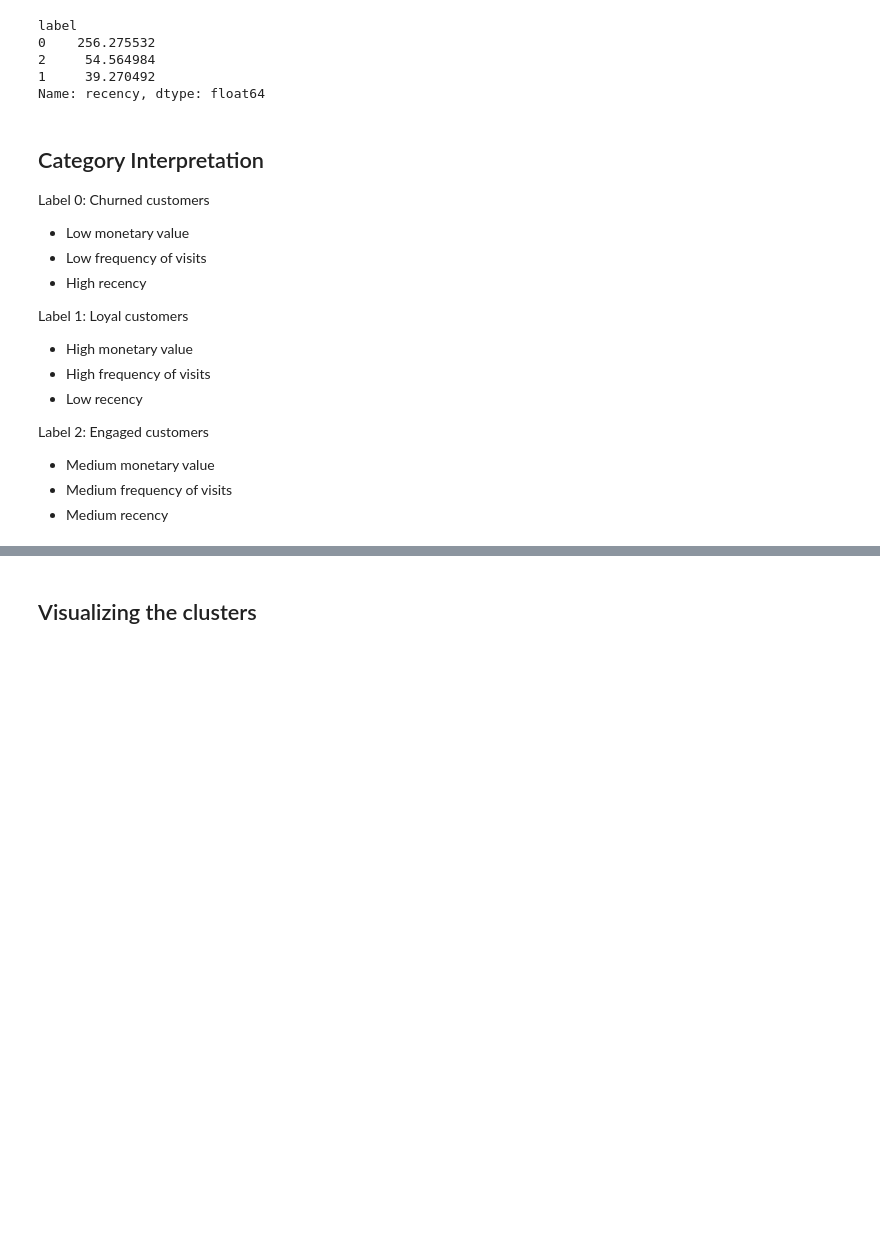
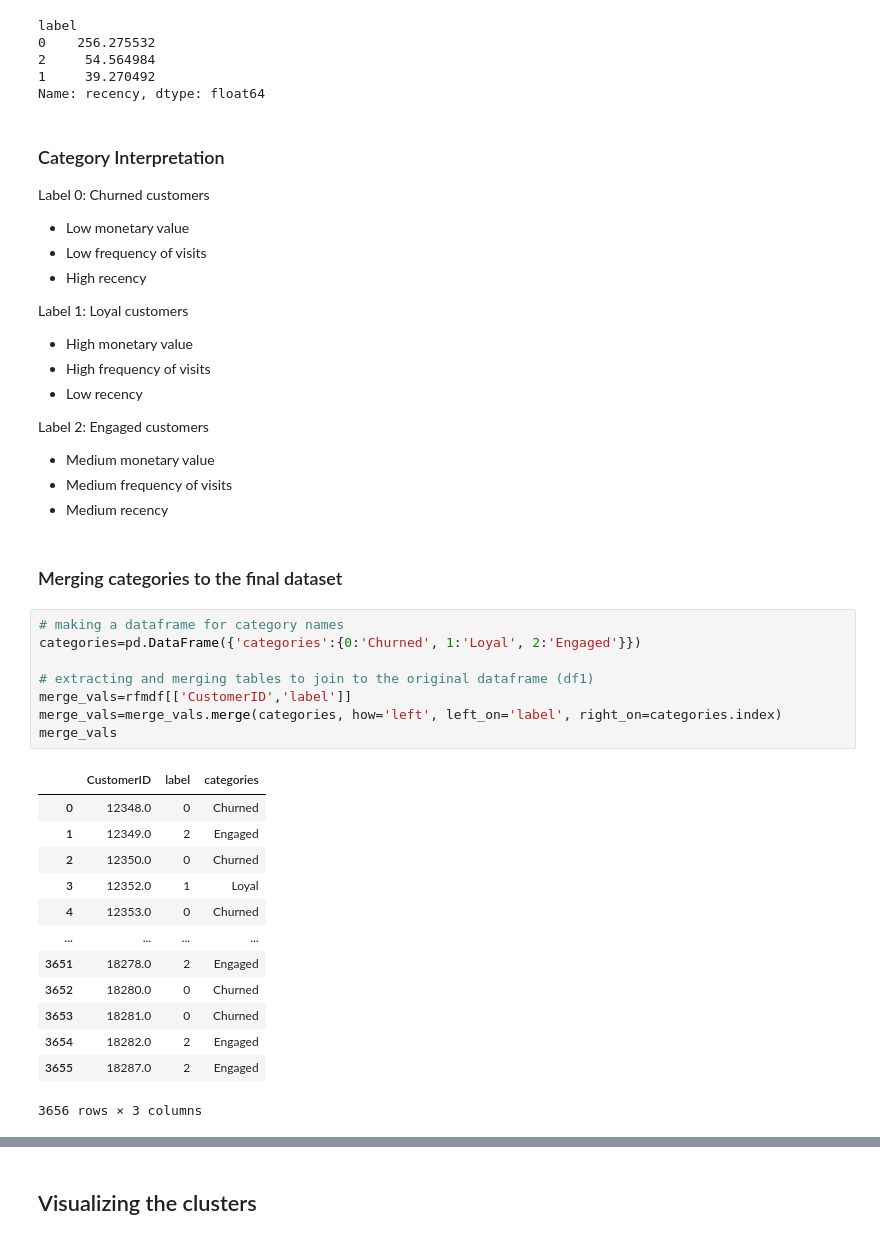
Before and after one commit to sanhiitaa/customer-segmentation-rfm-analysis, a Jupyter notebook: customer_segmentation.ipynb, the cells around one changed output, grey strips where cells are left out. Saved outputs shown, nothing was run; the diff lists cells and outputs as text; blank space fills up the shorter version.

```diff
--- a/customer_segmentation.ipynb
+++ b/customer_segmentation.ipynb
@@ -787,7 +766,7 @@ label
 1     39.270492
 Name: recency, dtype: float64
 # %% [markdown]
-## Category Interpretation
+### Category Interpretation
 
 Label 0: Churned customers
 - Low monetary value
@@ -803,3 +782,27 @@ Label 2: Engaged customers
 - Medium monetary value
 - Medium frequency of visits
 - Medium recency
+# %% [markdown]
+### Merging categories to the final dataset
+# %%
+# making a dataframe for category names
+categories=pd.DataFrame({'categories':{0:'Churned', 1:'Loyal', 2:'Engaged'}})
+
+# extracting and merging tables to join to the original dataframe (df1)
+merge_vals=rfmdf[['CustomerID','label']]
+merge_vals=merge_vals.merge(categories, how='left', left_on='label', right_on=categories.index)
+merge_vals
+# %% [output]
+|  | CustomerID | label | categories |
+| 0 | 12348.0 | 0 | Churned |
+| 1 | 12349.0 | 2 | Engaged |
+| 2 | 12350.0 | 0 | Churned |
+| 3 | 12352.0 | 1 | Loyal |
+| 4 | 12353.0 | 0 | Churned |
+| ... | ... | ... | ... |
+| 3651 | 18278.0 | 2 | Engaged |
+| 3652 | 18280.0 | 0 | Churned |
+| 3653 | 18281.0 | 0 | Churned |
+| 3654 | 18282.0 | 2 | Engaged |
+| 3655 | 18287.0 | 2 | Engaged |
+3656 rows × 3 columns
```
Also changed, not shown: parts of 3 cells of this notebook.
